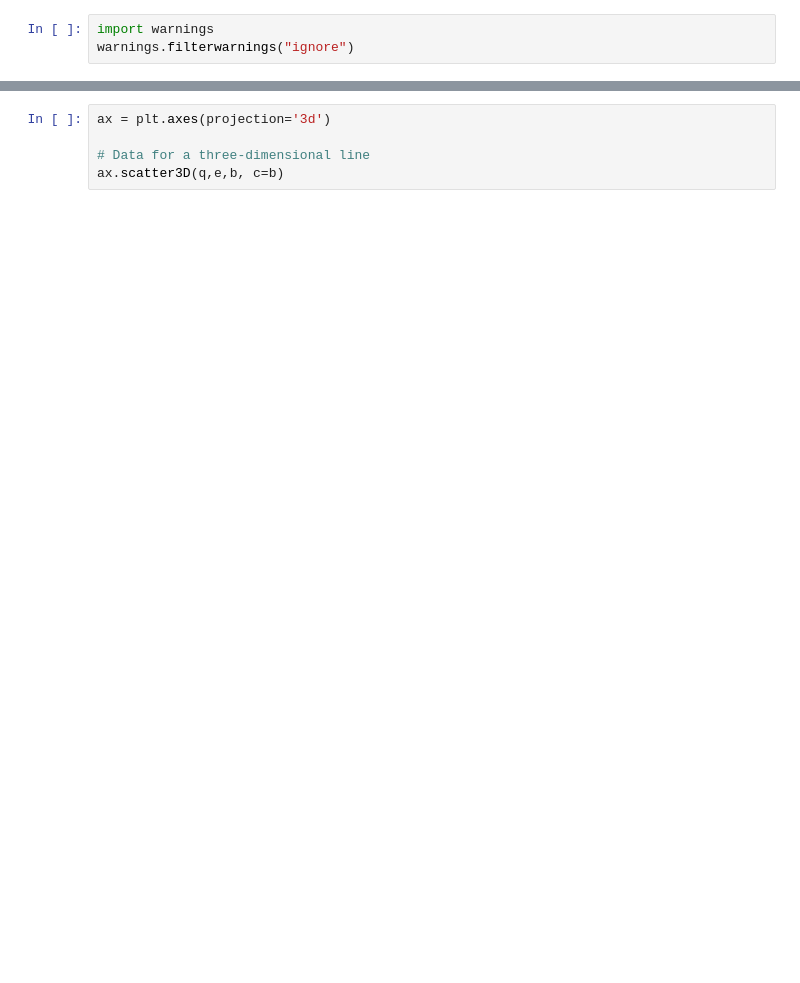
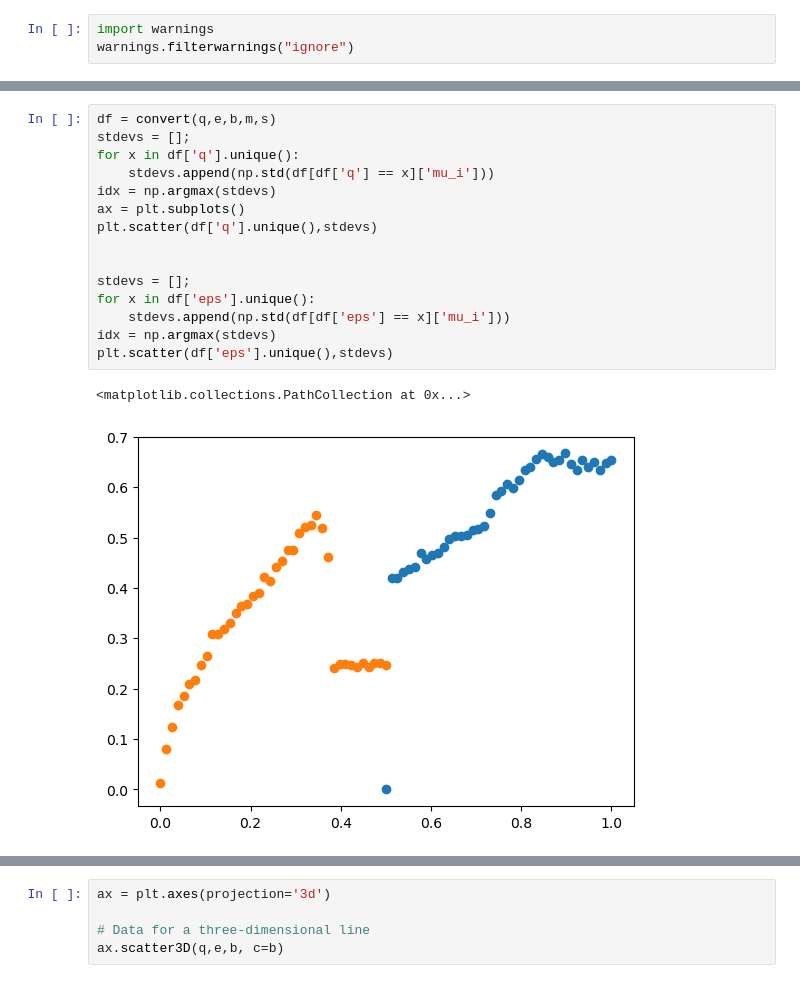
Before and after one commit to kalburge/stock-predict, a Jupyter notebook: model/reward_simulate.ipynb, the cells around one changed output, grey strips where cells are left out. Cells and saved outputs as stored; diff of their text form; blank space fills up the shorter version.

```diff
--- a/model/reward_simulate.ipynb
+++ b/model/reward_simulate.ipynb
@@ -148,3 +247,21 @@ plot(q, e, b)
 # %% [output]
 [interactive output not drawn]
 [interactive output not drawn]
+# %%
+df = convert(q,e,b,m,s)
+stdevs = [];
+for x in df['q'].unique():
+    stdevs.append(np.std(df[df['q'] == x]['mu_i']))
+idx = np.argmax(stdevs)
+ax = plt.subplots()
+plt.scatter(df['q'].unique(),stdevs)
+
+
+stdevs = [];
+for x in df['eps'].unique():
+    stdevs.append(np.std(df[df['eps'] == x]['mu_i']))
+idx = np.argmax(stdevs)
+plt.scatter(df['eps'].unique(),stdevs)
+# %% [output]
+<matplotlib.collections.PathCollection at 0x...>
+[figure, added]
```
Also changed, not shown: parts of 15 cells of this notebook.
